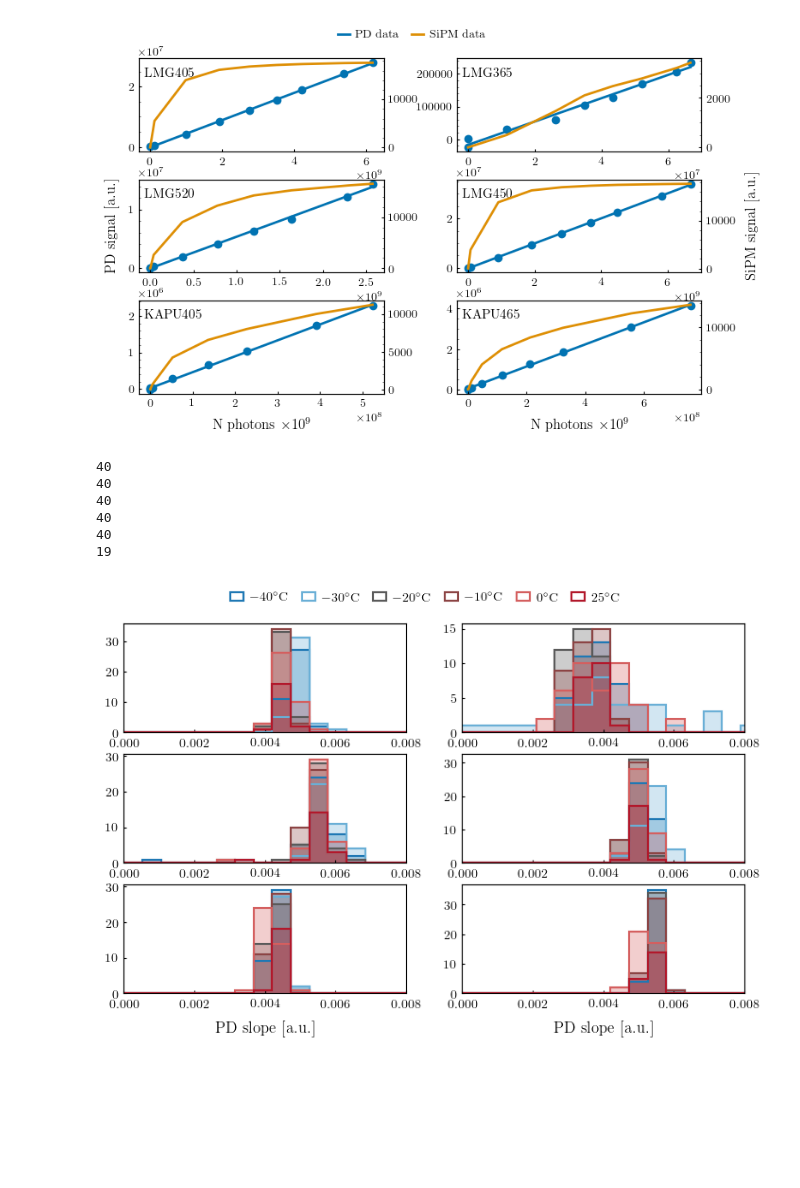
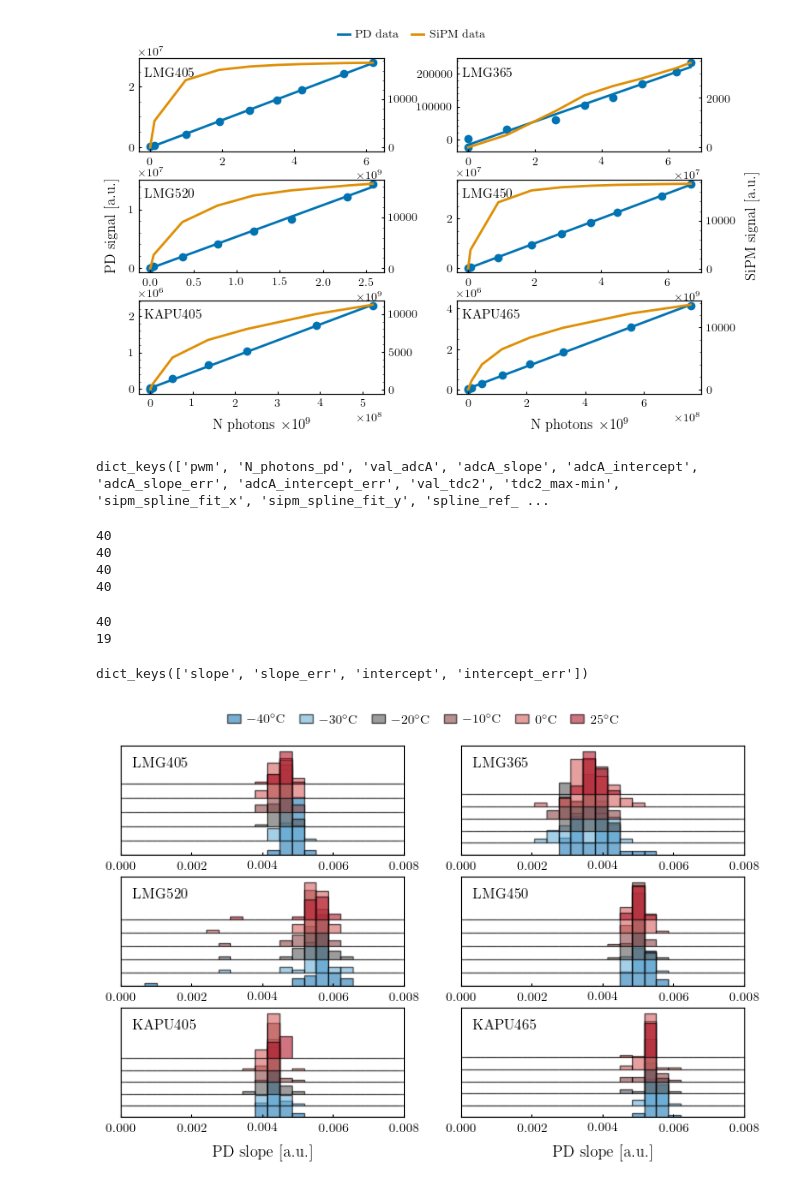
Before and after one commit to LeonhardEidenschink/POCAM_FAT, a Jupyter notebook: scripts/test_self_monitoring.ipynb, the cells around one changed output. Saved outputs shown, nothing was run; the diff lists cells and outputs as text; code cells hidden in the pictures; blank space fills up the shorter version.

```diff
--- a/scripts/test_self_monitoring.ipynb
+++ b/scripts/test_self_monitoring.ipynb
@@ -189,3 +156,10 @@ path_test_sm = f'../output/batch2/pocam_*/hem_*/self_monitoring_{T}C.json'
+# %%
+data['LMG405'].keys()
+# %% [output]
+dict_keys(['pwm', 'N_photons_pd', 'val_adcA', 'adcA_slope', 'adcA_intercept', 'adcA_slope_err', 'adcA_intercept_err', 'val_tdc2', 'tdc2_max-min', 'sipm_spline_fit_x', 'sipm_spline_fit_y', 'spline_ref_ ...
+# %%
+def linear(x,a,b):
+    return a*x + b
 # %%
 slopes = {}
 dyn_ranges = {}
@@ -193,7 +167,12 @@ for T in [-40, -30, -20,-10, 0, 25]:
     slopes[f'{T}C'] = {}
     dyn_ranges[f'{T}C'] = {}
     for emitter in ['LMG405', 'LMG365', 'LMG520', 'LMG450', 'KAPU405', 'KAPU465']:
-        slopes[f'{T}C'][emitter] = []
+        slopes[f'{T}C'][emitter] = {}
+        slopes[f'{T}C'][emitter]['slope'] = []
+        slopes[f'{T}C'][emitter]['slope_err'] = []
+        slopes[f'{T}C'][emitter]['intercept'] = []
+        slopes[f'{T}C'][emitter]['intercept_err'] = []
+        slopes[f'{T}C'][emitter]['covariance'] = []
         dyn_ranges[f'{T}C'][emitter] = []
     path_test_sm = f'../output/batch2/pocam_*/hem_*/self_monitoring_{T}C.json'
     filelist = glob.glob(path_test_sm)
@@ -202,7 +181,14 @@ for T in [-40, -30, -20,-10, 0, 25]:
             with open(f, 'r') as file:
                 data = json.load(file)
             for emitter in ['LMG405', 'LMG365', 'LMG520', 'LMG450', 'KAPU405', 'KAPU465']:
-                slopes[f'{T}C'][emitter].append(data[emitter]['adcA_slope'])
+
+                #also save covariance just by fitting the data
+                popt_pd, pcov_pd = curve_fit(linear, data[emitter]['N_photons_pd'], data[emitter]['val_adcA'])
+                slopes[f'{T}C'][emitter]['slope'].append(popt_pd[0])
+                slopes[f'{T}C'][emitter]['slope_err'].append(np.sqrt(pcov_pd[0,0]))
+                slopes[f'{T}C'][emitter]['intercept'].append(popt_pd[1])
+                slopes[f'{T}C'][emitter]['intercept_err'].append(np.sqrt(pcov_pd[1,1]))
+                slopes[f'{T}C'][emitter]['covariance'].append(pcov_pd[0,1])
                 try:
                     dyn_ranges[f'{T}C'][emitter].append(data[emitter]['tdc2_max-min'])
                 except:
@@ -212,42 +198,66 @@ for T in [-40, -30, -20,-10, 0, 25]:
 40
 40
 40
-40
-19
+40
+19
+# %%
+slopes['-40C']['LMG405'].keys()
+# %% [output]
+dict_keys(['slope', 'slope_err', 'intercept', 'intercept_err'])
 # %%
 colors = [
     '#1f78b4',  # deep blue       → -40°C
     '#6aafd6',  # light blue      → -25°C
     '#5a5a5a',  # dark grey       → -10°C
-    '#8c4444',  # dark muted red  →   5°C  (transition through grey keeps this dark)
+    '#8c4444',  # dark muted red  →   5°C
     '#d45f5f',  # medium red      →  15°C
     '#b2182b',  # deep red        →  25°C
 ]
 
 fig, axes = plt.subplots(3, 2, figsize=plot_utils.set_size('wide', fraction=1.2, ratio=0.4, subplots=(3, 2)))
 
+temperatures = [-40, -30, -20, -10, 0, 25]
+bins = np.linspace(0, 0.01, 30)
+bin_centers = 0.5 * (bins[:-1] + bins[1:])
+bin_width = bins[1] - bins[0]
+
 for i, ax in enumerate(axes.flat):
     emitter = emitters[i]
     dev_sm = emitter[0]
     dev_name = emitter[1]
-    bins = np.linspace(0, 0.01, 20)
-    for j, T in enumerate([-40, -30, -20,-10, 0, 25]):
-        ax.hist(slopes[f'{T}C'][dev_name], bins=bins, color = colors[j], histtype = 'step', label = f'${T}^\circ$C', linewidth = 1.5)
-        ax.hist(slopes[f'{T}C'][dev_name], bins=bins, color = colors[j], alpha=0.3)
 
-    ax.set_xlim(0,0.008)
+    # compute all histograms first to set the offset step
+    counts_list = []
+    for T in temperatures:
+        counts, _ = np.histogram(slopes[f'{T}C'][dev_name]['slope'], bins=bins)
+        counts_list.append(counts)
 
+    # small step relative to peak height → partial overlap, not full stacking
+    y_step = 0.2 * max(c.max() for c in counts_list)
+
+    for j, (T, counts) in enumerate(zip(temperatures, counts_list)):
+        offset = j * y_step  # coldest at bottom, warmest on top
+        color = colors[j]
+
+        ax.bar(bin_centers, counts, width=bin_width, bottom=offset,
+               color=color, alpha=0.6, edgecolor='k', linewidth=1,
+               zorder=j, label=f'${T}^\\circ$C')
+        ax.axhline(offset, color='k', lw=0.4, alpha=0.3,
+                   xmin=0.02, xmax=0.98, zorder=0)
+
+    ax.set_xlim(0, 0.008)
+    ax.set_yticks([])
+    ax.text(0.04,0.8, dev_name, transform=ax.transAxes, size = 11)
     if i == 0:
         ax.legend(bbox_to_anchor=(1.8, 1.4), ncol=6, frameon=False, columnspacing=1, fontsize=10)
 
     if i == 4 or i == 5:
         ax.set_xlabel("PD slope [a.u.]")
 
-
-plt.savefig(f'../make_plots/plots/png/self_monitoring_total.png', dpi=300, bbox_inches='tight')
-plt.savefig(f'../make_plots/plots/pdf/self_monitoring_total.pdf', dpi=300, bbox_inches='tight')
+plt.savefig('../make_plots/plots/png/self_monitoring_total_PD.png', dpi=300, bbox_inches='tight')
+plt.savefig('../make_plots/plots/pdf/self_monitoring_total_PD.pdf', dpi=300, bbox_inches='tight')
 # %% [output]
-[figure, old version]
+[figure, new version]
 # %%
 colors = [
     '#1f78b4',  # deep blue       → -40°C
```
Also changed, not shown: parts of 13 cells of this notebook, 4 other files.
